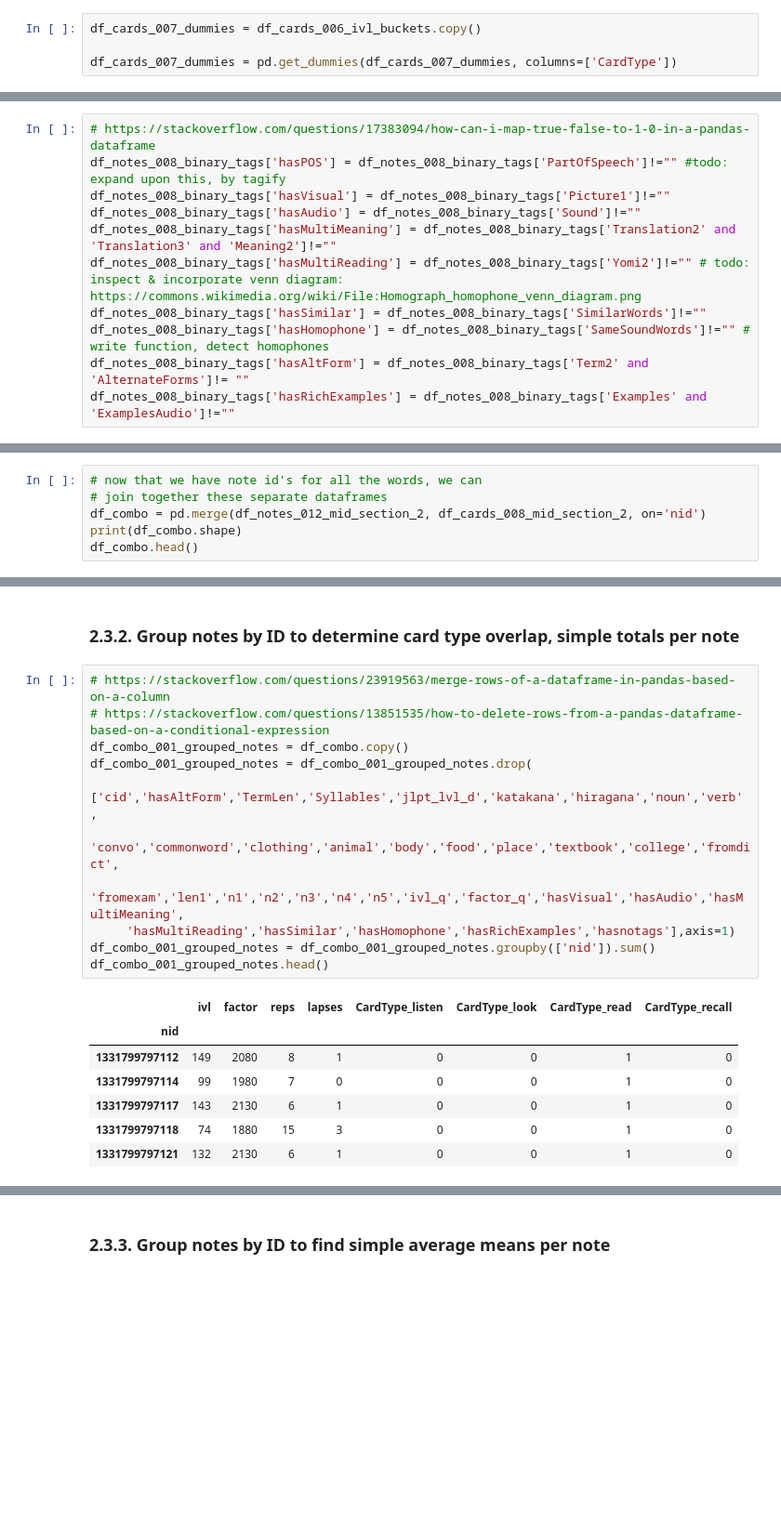
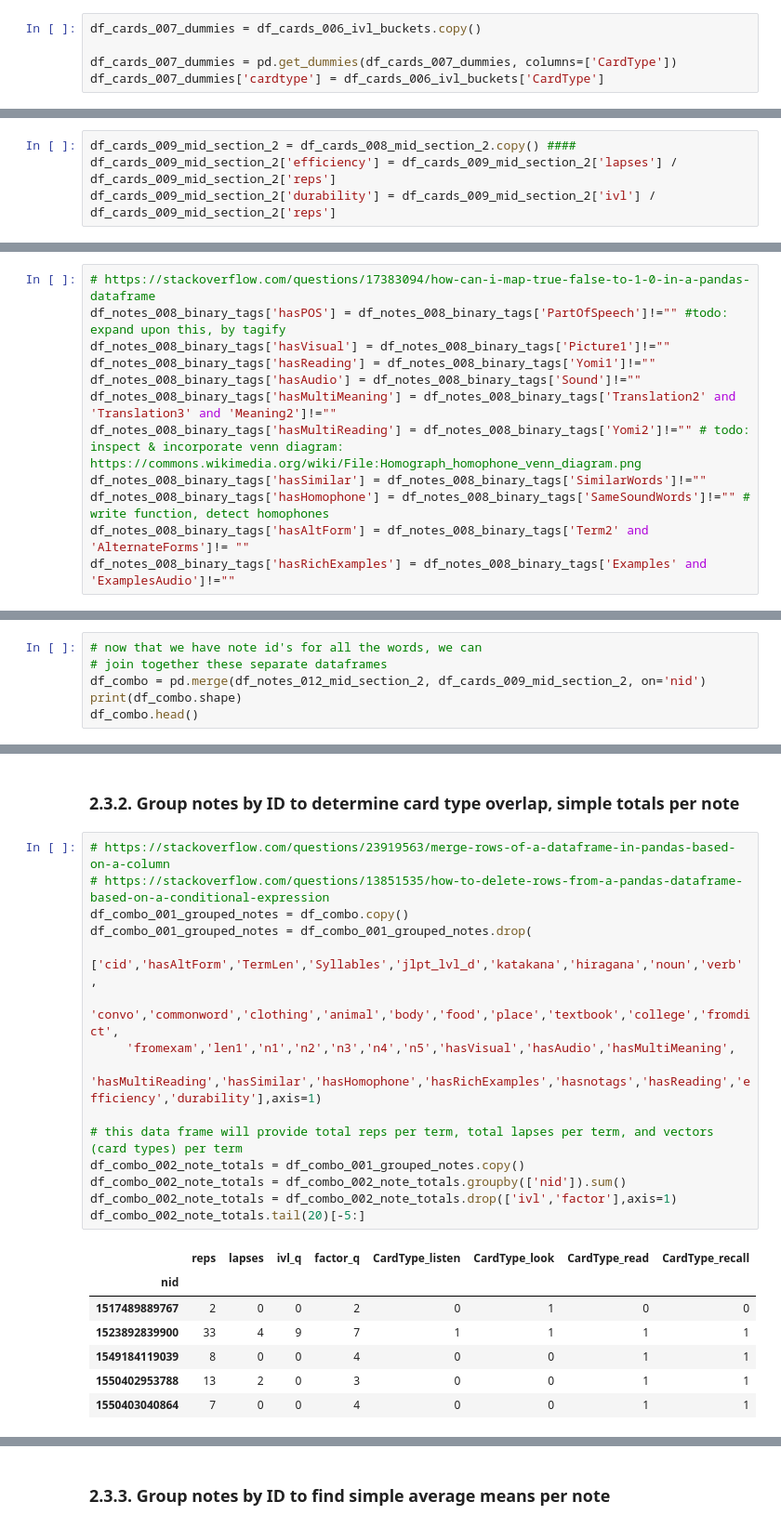
Before and after one commit to avidrucker/vocab-analysis, a Jupyter notebook: section_2_prepare_the_data.ipynb, the cells around one changed output, grey strips where cells are left out. Shown at 93% size. Drawn from its saved outputs; the diff is of its cells as text; blank space fills up the shorter version.

```diff
--- a/section_2_prepare_the_data.ipynb
+++ b/section_2_prepare_the_data.ipynb
@@ -292,6 +292,7 @@ df_cards_006_ivl_buckets.head()
 df_cards_007_dummies = df_cards_006_ivl_buckets.copy()
 
 df_cards_007_dummies = pd.get_dummies(df_cards_007_dummies, columns=['CardType'])
+df_cards_007_dummies['cardtype'] = df_cards_006_ivl_buckets['CardType']
 # %%
 df_cards_007_dummies.tail(10)[:5]
 # %% [output]
@@ -319,0 +323,4 @@ df_cards_008_mid_section_2.head()
+# %%
+df_cards_009_mid_section_2 = df_cards_008_mid_section_2.copy() ####
+df_cards_009_mid_section_2['efficiency'] = df_cards_009_mid_section_2['lapses'] / df_cards_009_mid_section_2['reps']
+df_cards_009_mid_section_2['durability'] = df_cards_009_mid_section_2['ivl'] / df_cards_009_mid_section_2['reps']
@@ -848,6 +857,7 @@ dtype: int64
 # https://stackoverflow.com/questions/17383094/how-can-i-map-true-false-to-1-0-in-a-pandas-dataframe
 df_notes_008_binary_tags['hasPOS'] = df_notes_008_binary_tags['PartOfSpeech']!="" #todo: expand upon this, by tagify
 df_notes_008_binary_tags['hasVisual'] = df_notes_008_binary_tags['Picture1']!=""
+df_notes_008_binary_tags['hasReading'] = df_notes_008_binary_tags['Yomi1']!=""
 df_notes_008_binary_tags['hasAudio'] = df_notes_008_binary_tags['Sound']!=""
 df_notes_008_binary_tags['hasMultiMeaning'] = df_notes_008_binary_tags['Translation2' and 'Translation3' and 'Meaning2']!=""
 df_notes_008_binary_tags['hasMultiReading'] = df_notes_008_binary_tags['Yomi2']!="" # todo: inspect & incorporate venn diagram: https://commons.wikimedia.org/wiki/File:Homograph_homophone_venn_diagram.png
@@ -1034,7 +1039,7 @@ df_notes_012_mid_section_2.to_csv('datasets/df_notes_012_mid_section_2.csv')
 # %%
 # now that we have note id's for all the words, we can
 # join together these separate dataframes
-df_combo = pd.merge(df_notes_012_mid_section_2, df_cards_008_mid_section_2, on='nid')
+df_combo = pd.merge(df_notes_012_mid_section_2, df_cards_009_mid_section_2, on='nid')
 print(df_combo.shape)
 df_combo.head()
 # %% [output]
@@ -1053,19 +1057,23 @@ Let's further refine the dataframe entries to represent which notes have (1) vis
 # %%
 # https://stackoverflow.com/questions/23919563/merge-rows-of-a-dataframe-in-pandas-based-on-a-column
 # https://stackoverflow.com/questions/13851535/how-to-delete-rows-from-a-pandas-dataframe-based-on-a-conditional-expression
 df_combo_001_grouped_notes = df_combo.copy()
 df_combo_001_grouped_notes = df_combo_001_grouped_notes.drop(
     ['cid','hasAltForm','TermLen','Syllables','jlpt_lvl_d','katakana','hiragana','noun','verb',
      'convo','commonword','clothing','animal','body','food','place','textbook','college','fromdict',
-     'fromexam','len1','n1','n2','n3','n4','n5','ivl_q','factor_q','hasVisual','hasAudio','hasMultiMeaning',
-     'hasMultiReading','hasSimilar','hasHomophone','hasRichExamples','hasnotags'],axis=1)
-df_combo_001_grouped_notes = df_combo_001_grouped_notes.groupby(['nid']).sum()
-df_combo_001_grouped_notes.head()
+     'fromexam','len1','n1','n2','n3','n4','n5','hasVisual','hasAudio','hasMultiMeaning',
+     'hasMultiReading','hasSimilar','hasHomophone','hasRichExamples','hasnotags','hasReading','efficiency','durability'],axis=1)
+
+# this data frame will provide total reps per term, total lapses per term, and vectors (card types) per term
+df_combo_002_note_totals = df_combo_001_grouped_notes.copy()
+df_combo_002_note_totals = df_combo_002_note_totals.groupby(['nid']).sum()
+df_combo_002_note_totals = df_combo_002_note_totals.drop(['ivl','factor'],axis=1)
+df_combo_002_note_totals.tail(20)[-5:]
 # %% [output]
-|  | ivl | factor | reps | lapses | CardType_listen | CardType_look | CardType_read | CardType_recall |
+|  | reps | lapses | ivl_q | factor_q | CardType_listen | CardType_look | CardType_read | CardType_recall |
 | nid |  |  |  |  |  |  |  |  |
-| 1331799797112 | 149 | 2080 | 8 | 1 | 0 | 0 | 1 | 0 |
-| 1331799797114 | 99 | 1980 | 7 | 0 | 0 | 0 | 1 | 0 |
-| 1331799797117 | 143 | 2130 | 6 | 1 | 0 | 0 | 1 | 0 |
-| 1331799797118 | 74 | 1880 | 15 | 3 | 0 | 0 | 1 | 0 |
-| 1331799797121 | 132 | 2130 | 6 | 1 | 0 | 0 | 1 | 0 |
+| 1517489889767 | 2 | 0 | 0 | 2 | 0 | 1 | 0 | 0 |
+| 1523892839900 | 33 | 4 | 9 | 7 | 1 | 1 | 1 | 1 |
+| 1549184119039 | 8 | 0 | 0 | 4 | 0 | 0 | 1 | 1 |
+| 1550402953788 | 13 | 2 | 0 | 3 | 0 | 0 | 1 | 1 |
+| 1550403040864 | 7 | 0 | 0 | 4 | 0 | 0 | 1 | 1 |
```
Also changed, not shown: parts of 50 cells of this notebook, 4 other files.
